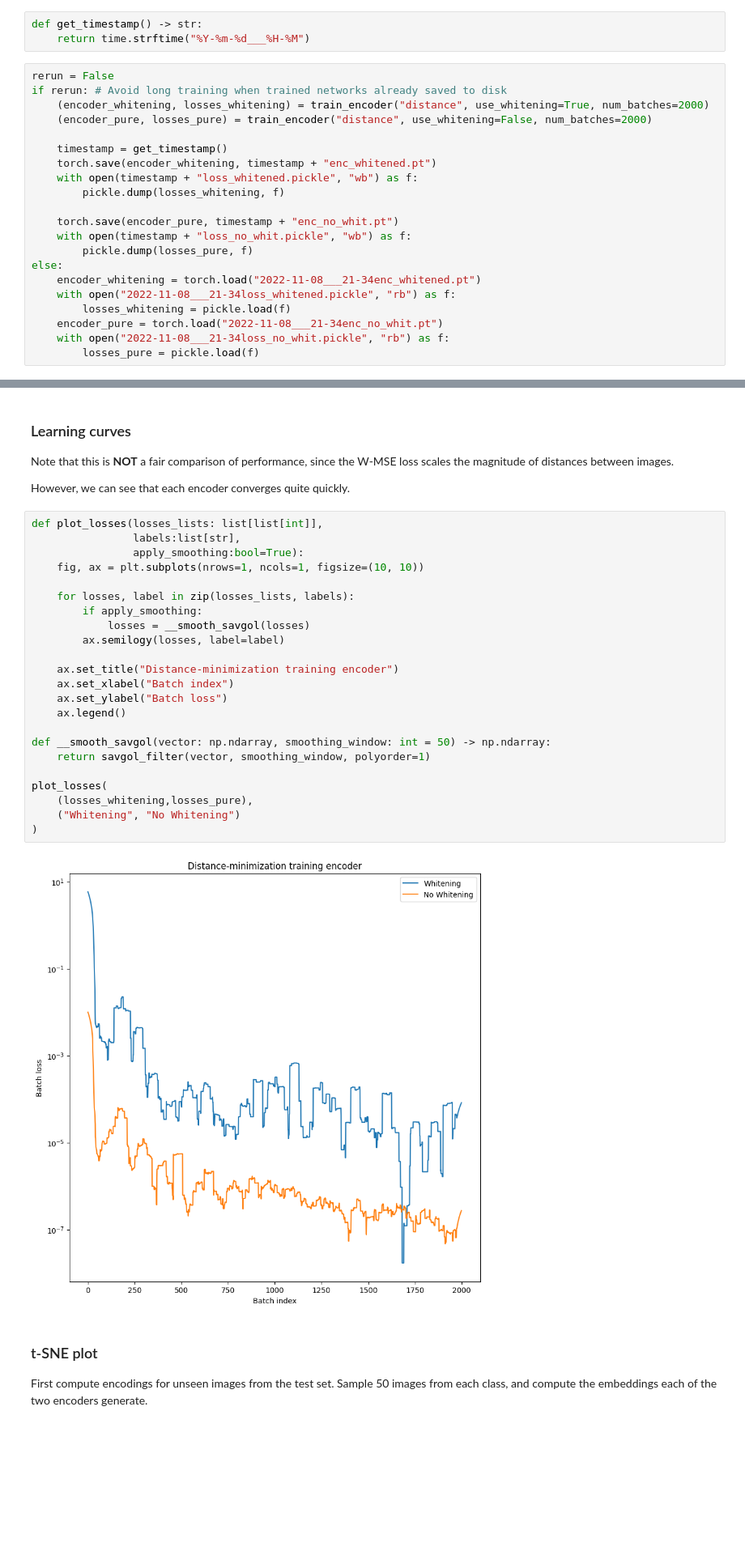
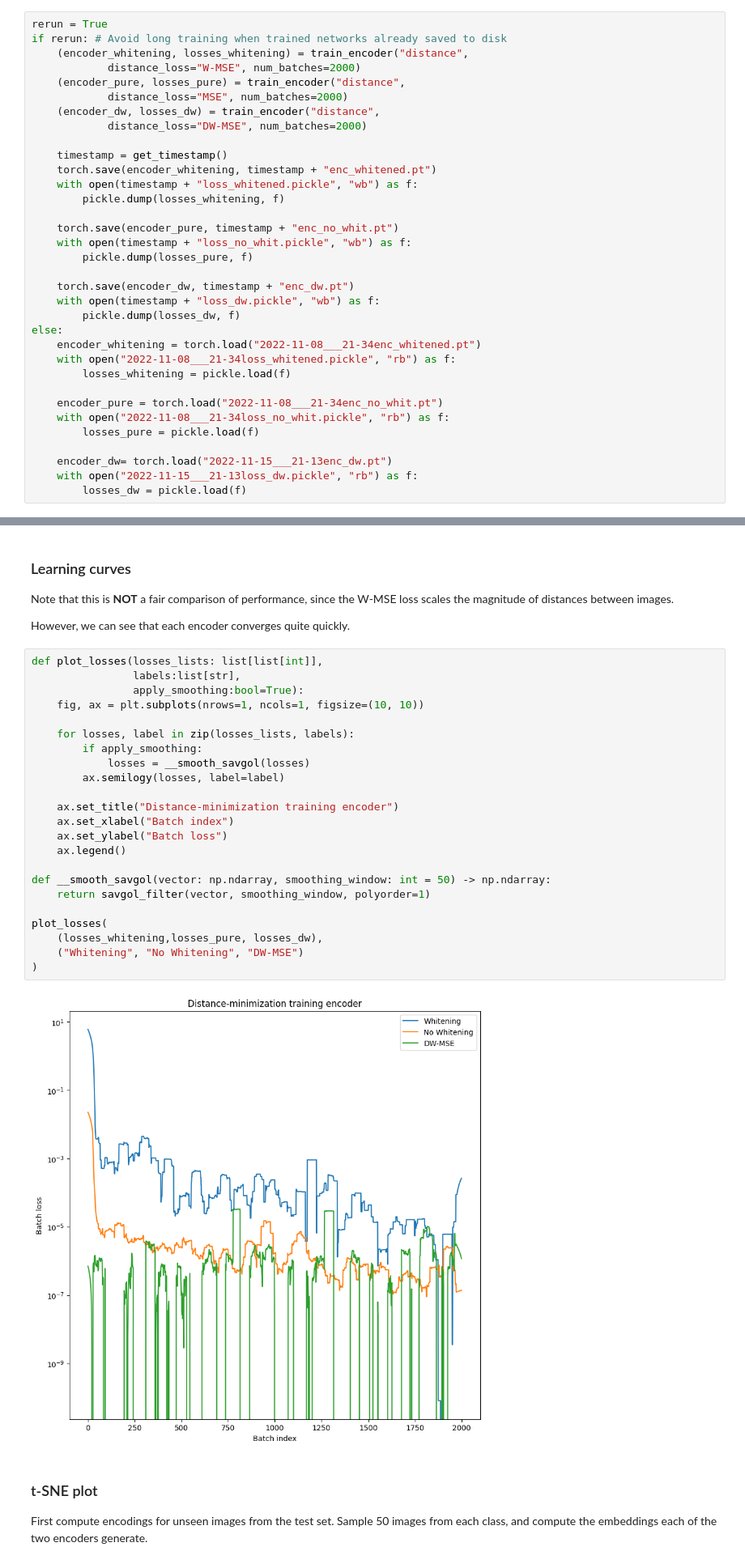
Before and after one commit to Nifrec/rolim, a Jupyter notebook: rolim/notebooks/encoder_experiment.ipynb, the cells around one changed output, grey strips where cells are left out. Shown at 81% size. Cells and saved outputs as stored; diff of their text form; blank space fills up the shorter version.

```diff
--- a/rolim/notebooks/encoder_experiment.ipynb
+++ b/rolim/notebooks/encoder_experiment.ipynb
@@ -41,14 +44,15 @@ Start with training the networks.
 Because I rerun this notebook quite often,
 I cache saved trained networks and load them again,
 to avoid retraining them every time.
-# %%
-def get_timestamp() -> str:
-    return time.strftime("%Y-%m-%d___%H-%M")
 # %%
-rerun = False
+rerun = True
 if rerun: # Avoid long training when trained networks already saved to disk
-    (encoder_whitening, losses_whitening) = train_encoder("distance", use_whitening=True, num_batches=2000)
-    (encoder_pure, losses_pure) = train_encoder("distance", use_whitening=False, num_batches=2000)
+    (encoder_whitening, losses_whitening) = train_encoder("distance",
+            distance_loss="W-MSE", num_batches=2000)
+    (encoder_pure, losses_pure) = train_encoder("distance",
+            distance_loss="MSE", num_batches=2000)
+    (encoder_dw, losses_dw) = train_encoder("distance",
+            distance_loss="DW-MSE", num_batches=2000)
 
     timestamp = get_timestamp()
     torch.save(encoder_whitening, timestamp + "enc_whitened.pt")
@@ -58,10 +62,19 @@ if rerun: # Avoid long training when trained networks already saved to disk
     torch.save(encoder_pure, timestamp + "enc_no_whit.pt")
     with open(timestamp + "loss_no_whit.pickle", "wb") as f:
         pickle.dump(losses_pure, f)
+
+    torch.save(encoder_dw, timestamp + "enc_dw.pt")
+    with open(timestamp + "loss_dw.pickle", "wb") as f:
+        pickle.dump(losses_dw, f)
 else:
     encoder_whitening = torch.load("2022-11-08___21-34enc_whitened.pt")
     with open("2022-11-08___21-34loss_whitened.pickle", "rb") as f:
         losses_whitening = pickle.load(f)
+
     encoder_pure = torch.load("2022-11-08___21-34enc_no_whit.pt")
     with open("2022-11-08___21-34loss_no_whit.pickle", "rb") as f:
         losses_pure = pickle.load(f)
+
+    encoder_dw= torch.load("2022-11-15___21-13enc_dw.pt")
+    with open("2022-11-15___21-13loss_dw.pickle", "rb") as f:
+        losses_dw = pickle.load(f)
@@ -74,28 +94,28 @@ However, we can see that each encoder converges quite quickly.
 # %%
 def plot_losses(losses_lists: list[list[int]],
                 labels:list[str],
                 apply_smoothing:bool=True):
     fig, ax = plt.subplots(nrows=1, ncols=1, figsize=(10, 10))
 
     for losses, label in zip(losses_lists, labels):
         if apply_smoothing:
             losses = __smooth_savgol(losses)
         ax.semilogy(losses, label=label)
 
     ax.set_title("Distance-minimization training encoder")
     ax.set_xlabel("Batch index")
     ax.set_ylabel("Batch loss")
     ax.legend()
 
 def __smooth_savgol(vector: np.ndarray, smoothing_window: int = 50) -> np.ndarray:
     return savgol_filter(vector, smoothing_window, polyorder=1)
 
 plot_losses(
-    (losses_whitening,losses_pure),
-    ("Whitening", "No Whitening")
+    (losses_whitening,losses_pure, losses_dw),
+    ("Whitening", "No Whitening", "DW-MSE")
 )
 # %% [output]
-[figure, old version]
+[figure, new version]
 # %% [markdown]
 ### t-SNE plot
 First compute encodings for unseen images from the test set.
```
Also changed, not shown: parts of 9 cells of this notebook, 1 other file.
